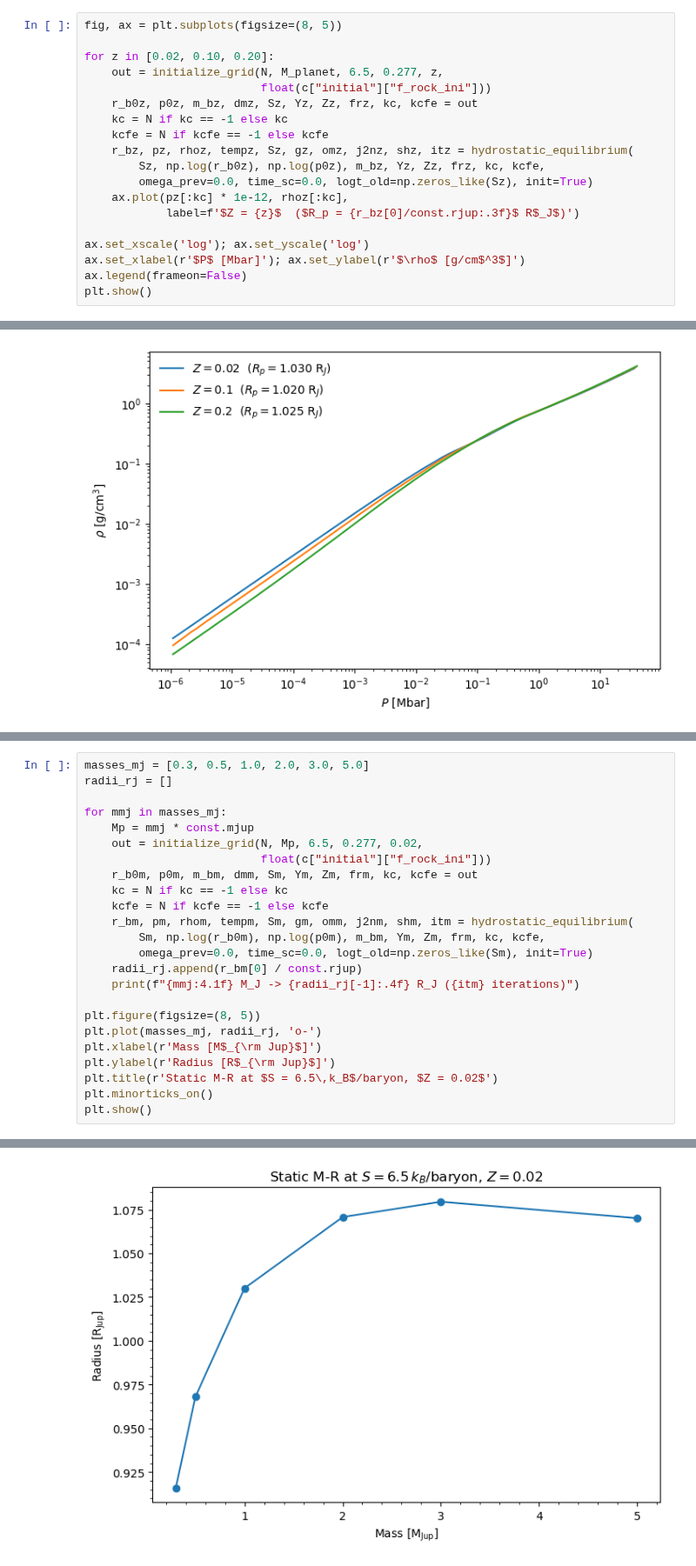
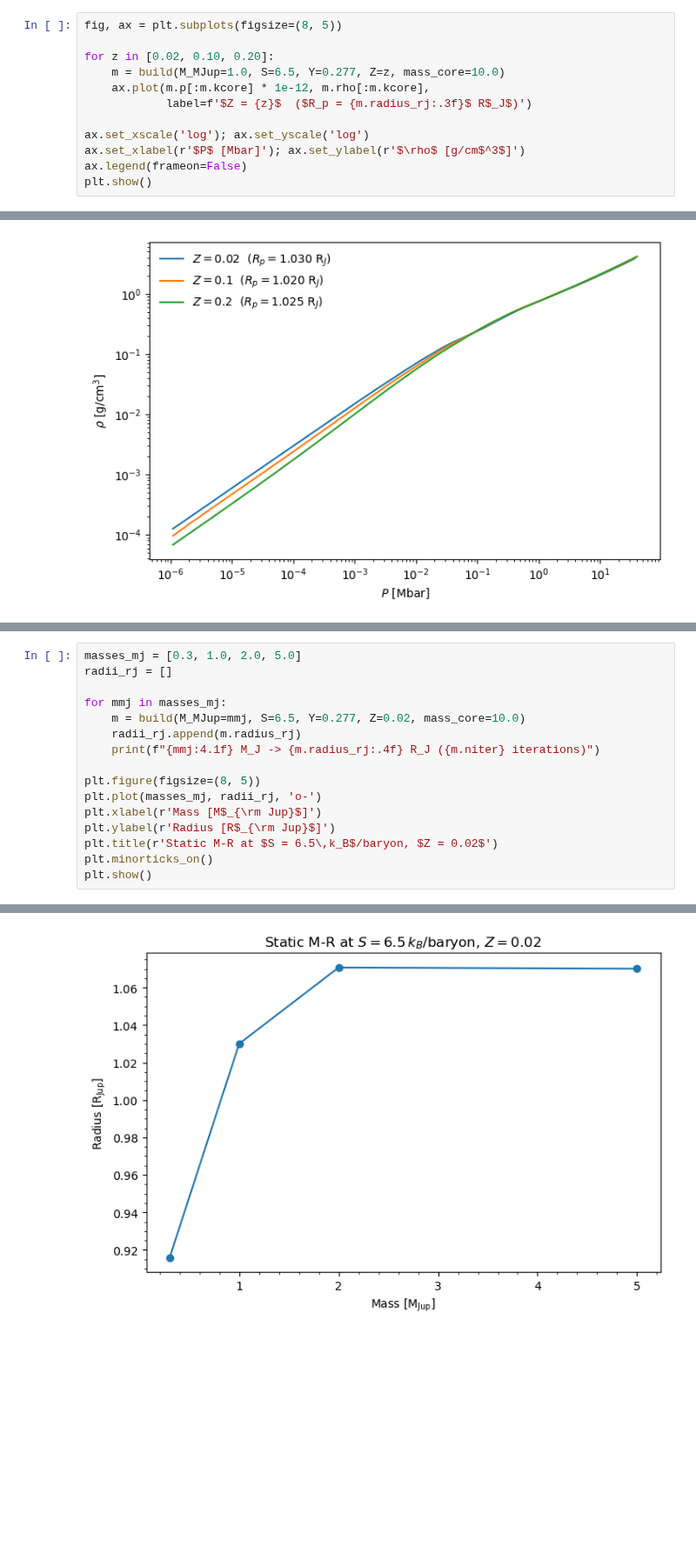
Before and after one commit to robtejada/orchard-public, a Jupyter notebook: tutorial_static_structures.ipynb, the cells around one changed output, grey strips where cells are left out. Shown at 87% size. Cells and saved outputs as stored; diff of their text form; blank space fills up the shorter version.

```diff
--- a/tutorial_static_structures.ipynb
+++ b/tutorial_static_structures.ipynb
@@ -116,16 +55,9 @@ Total mass, entropy, helium, and metallicity are arguments of `initialize_grid()
 fig, ax = plt.subplots(figsize=(8, 5))
 
 for z in [0.02, 0.10, 0.20]:
-    out = initialize_grid(N, M_planet, 6.5, 0.277, z,
-                          float(c["initial"]["f_rock_ini"]))
-    r_b0z, p0z, m_bz, dmz, Sz, Yz, Zz, frz, kc, kcfe = out
-    kc = N if kc == -1 else kc
-    kcfe = N if kcfe == -1 else kcfe
-    r_bz, pz, rhoz, tempz, Sz, gz, omz, j2nz, shz, itz = hydrostatic_equilibrium(
-        Sz, np.log(r_b0z), np.log(p0z), m_bz, Yz, Zz, frz, kc, kcfe,
-        omega_prev=0.0, time_sc=0.0, logt_old=np.zeros_like(Sz), init=True)
-    ax.plot(pz[:kc] * 1e-12, rhoz[:kc],
-            label=f'$Z = {z}$  ($R_p = {r_bz[0]/const.rjup:.3f}$ R$_J$)')
+    m = build(M_MJup=1.0, S=6.5, Y=0.277, Z=z, mass_core=10.0)
+    ax.plot(m.p[:m.kcore] * 1e-12, m.rho[:m.kcore],
+            label=f'$Z = {z}$  ($R_p = {m.radius_rj:.3f}$ R$_J$)')
 
 ax.set_xscale('log'); ax.set_yscale('log')
 ax.set_xlabel(r'$P$ [Mbar]'); ax.set_ylabel(r'$\rho$ [g/cm$^3$]')
@@ -145,19 +75,11 @@ My favorite use of static structures is a mass-radius relation in under a minute
 # %%
-masses_mj = [0.3, 0.5, 1.0, 2.0, 3.0, 5.0]
+masses_mj = [0.3, 1.0, 2.0, 5.0]
 radii_rj = []
 
 for mmj in masses_mj:
-    Mp = mmj * const.mjup
-    out = initialize_grid(N, Mp, 6.5, 0.277, 0.02,
-                          float(c["initial"]["f_rock_ini"]))
-    r_b0m, p0m, m_bm, dmm, Sm, Ym, Zm, frm, kc, kcfe = out
-    kc = N if kc == -1 else kc
-    kcfe = N if kcfe == -1 else kcfe
-    r_bm, pm, rhom, tempm, Sm, gm, omm, j2nm, shm, itm = hydrostatic_equilibrium(
-        Sm, np.log(r_b0m), np.log(p0m), m_bm, Ym, Zm, frm, kc, kcfe,
-        omega_prev=0.0, time_sc=0.0, logt_old=np.zeros_like(Sm), init=True)
-    radii_rj.append(r_bm[0] / const.rjup)
-    print(f"{mmj:4.1f} M_J -> {radii_rj[-1]:.4f} R_J ({itm} iterations)")
+    m = build(M_MJup=mmj, S=6.5, Y=0.277, Z=0.02, mass_core=10.0)
+    radii_rj.append(m.radius_rj)
+    print(f"{mmj:4.1f} M_J -> {m.radius_rj:.4f} R_J ({m.niter} iterations)")
 
 plt.figure(figsize=(8, 5))
 plt.plot(masses_mj, radii_rj, 'o-')
@@ -181,2 +99,2 @@ Ready!
  5.0 M_J -> 1.0701 R_J (207 iterations)
-[figure, old version]
+[figure, new version]
```
Also changed, not shown: parts of 17 cells of this notebook, 10 other files.
